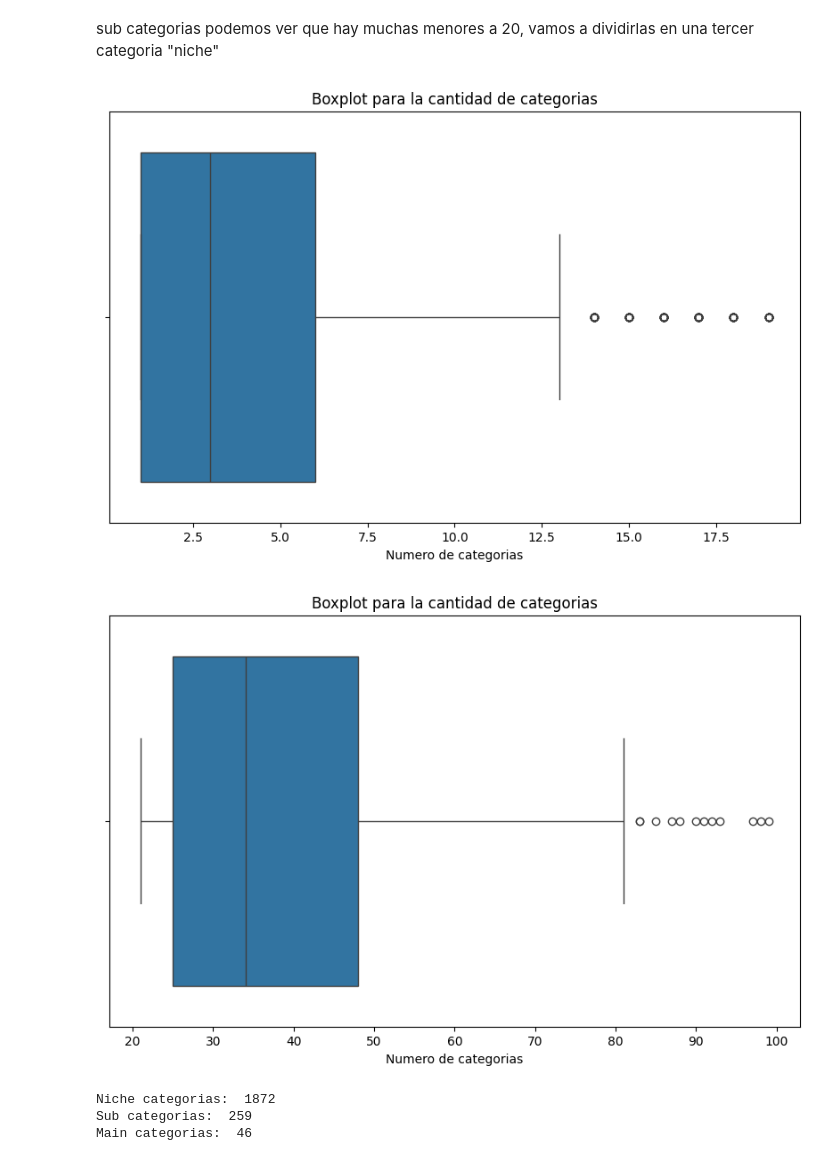
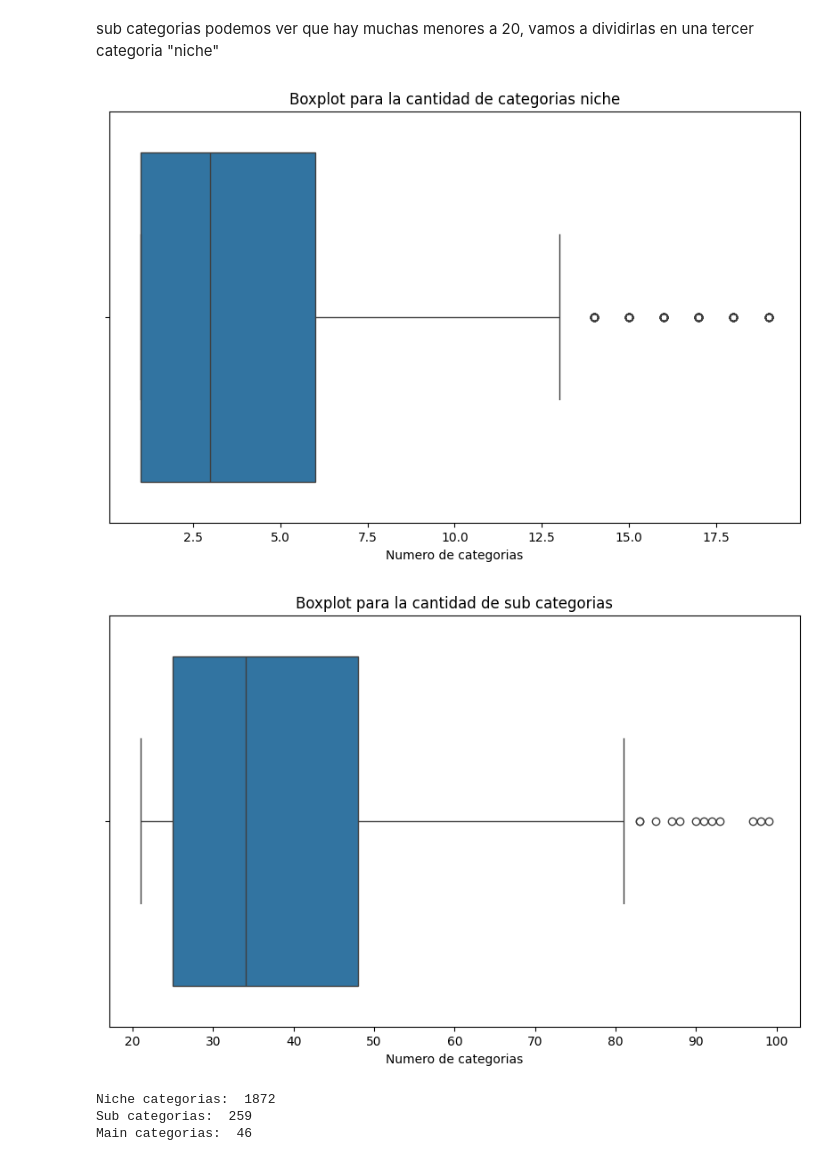
Before and after one commit to Franiturriagaa/PF-Google-Yelps-Final, a Jupyter notebook: Notebooks/EDA/googlemaps_metadata_sitios.ipynb, the cells around one changed output. Cells and saved outputs as stored; diff of their text form; code cells hidden in the pictures.

```diff
--- a/Notebooks/EDA/googlemaps_metadata_sitios.ipynb
+++ b/Notebooks/EDA/googlemaps_metadata_sitios.ipynb
@@ -357,19 +355,19 @@ sub_category_counts = sub_category_counts[sub_category_counts > 20]
 # %%
 plt.figure(figsize=(10, 6))
 sns.boxplot(x=niche_category_counts)
-plt.title('Boxplot para la cantidad de categorias')
+plt.title('Boxplot para la cantidad de categorias niche')
 plt.xlabel('Numero de categorias')
 plt.show()
 # %% [output]
-[figure, old version]
+[figure, new version]
 # %%
 plt.figure(figsize=(10, 6))
 sns.boxplot(x=sub_category_counts)
-plt.title('Boxplot para la cantidad de categorias')
+plt.title('Boxplot para la cantidad de sub categorias')
 plt.xlabel('Numero de categorias')
 plt.show()
 # %% [output]
-[figure, old version]
+[figure, new version]
 # %%
 print(f"Niche categorias: ",niche_category_counts.count())
 print(f"Sub categorias: ",sub_category_counts.count())
```
Also changed, not shown: parts of 7 cells of this notebook.
